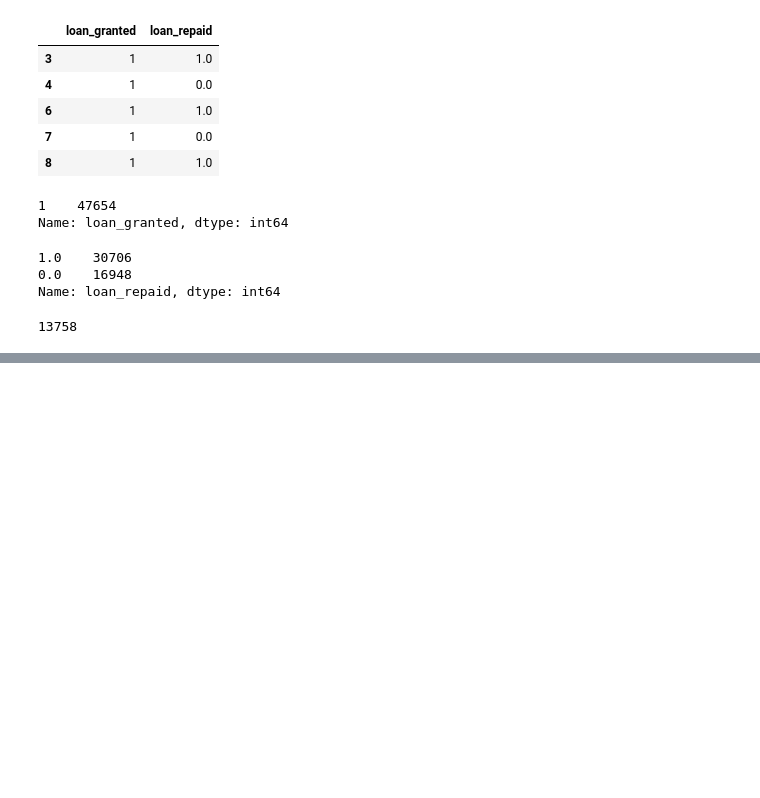
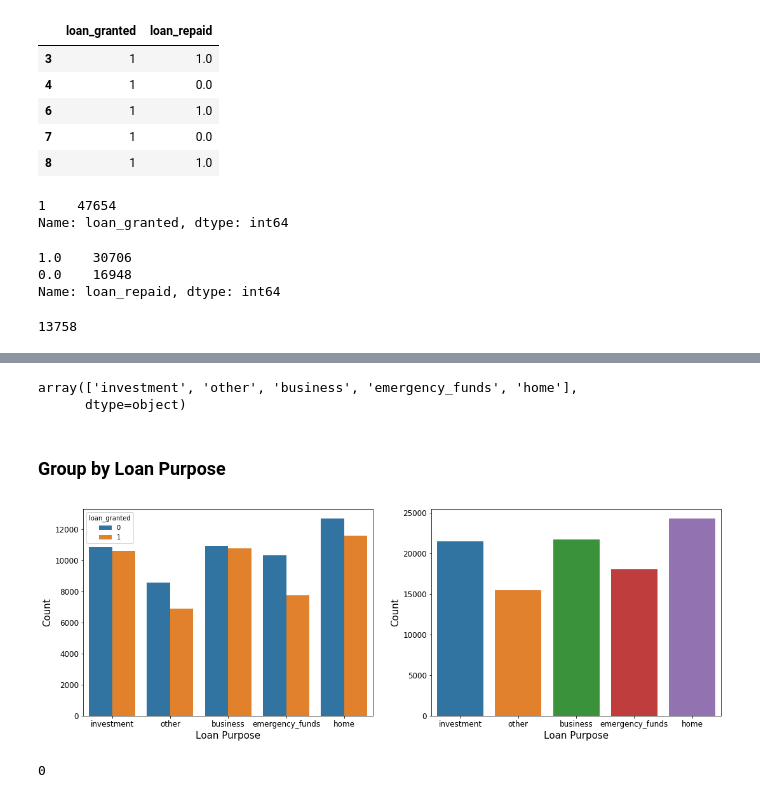
Before and after one commit to dongzhang84/data_challenges, a Jupyter notebook: 12_Applying_for_a_loan.ipynb, the cells around one changed output, grey strips where cells are left out. Cells and saved outputs as stored; diff of their text form; code cells hidden in the pictures; blank space fills up the shorter version.

```diff
--- a/12_Applying_for_a_loan.ipynb
+++ b/12_Applying_for_a_loan.ipynb
@@ -145,3 +147,6 @@ Name: loan_repaid, dtype: int64
 len(df_test[df_test.loan_repaid == 1]) - len(df_test[df_test.loan_repaid == 0])
 # %% [output]
 13758
+# %%
+df = pd.merge(df_loan, df_borrow, how = 'left', on = 'loan_id')
+df.head()
@@ -147,0 +160,27 @@ len(df_test[df_test.loan_repaid == 1]) - len(df_test[df_test.loan_repaid == 0])
+# %%
+df.loan_purpose.unique()
+# %% [output]
+array(['investment', 'other', 'business', 'emergency_funds', 'home'],
+      dtype=object)
+# %% [markdown]
+### Group by Loan Purpose
+# %%
+fig, ax = plt.subplots(nrows=1, ncols=2, figsize=(18, 6))
+
+sns.countplot(x='loan_purpose', hue='loan_granted', data=df, ax = ax[0])
+ax[0].set_xlabel('Loan Purpose', fontsize=15)
+ax[0].set_ylabel('Count', fontsize=15)
+ax[0].tick_params(axis='both', which='major', labelsize=12)
+#ax[0].set_xticklabels(labels, rotation=0, ha='right')
+
+sns.countplot(x='loan_purpose', data=df, ax=ax[1])
+ax[1].set_xlabel('Loan Purpose', fontsize=15)
+ax[1].set_ylabel('Count', fontsize=15)
+ax[1].tick_params(axis='both', which='major', labelsize=12)
+plt.show()
+# %% [output]
+[figure, added]
+# %%
+df[df.loan_granted == 1].loan_repaid.isnull().sum()
+# %% [output]
+0
```
Also changed, not shown: parts of 94 cells of this notebook.
